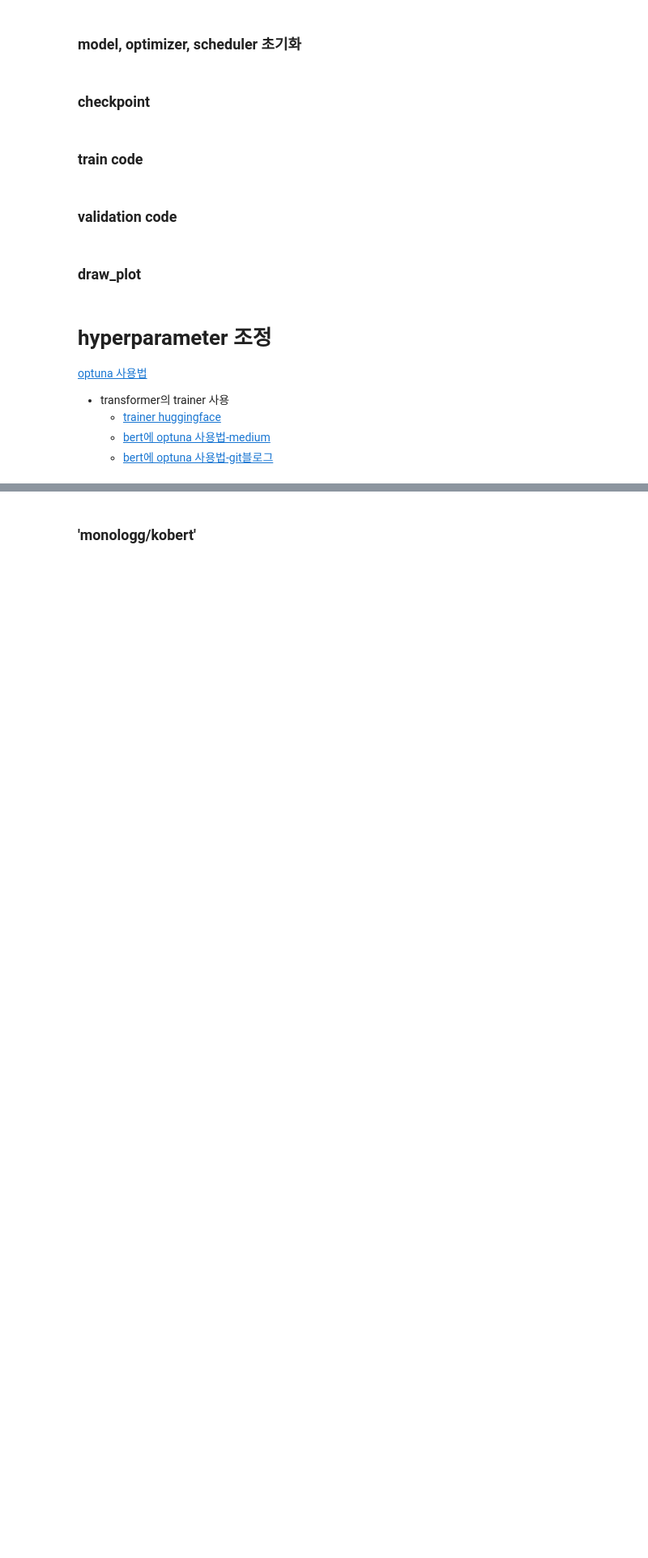
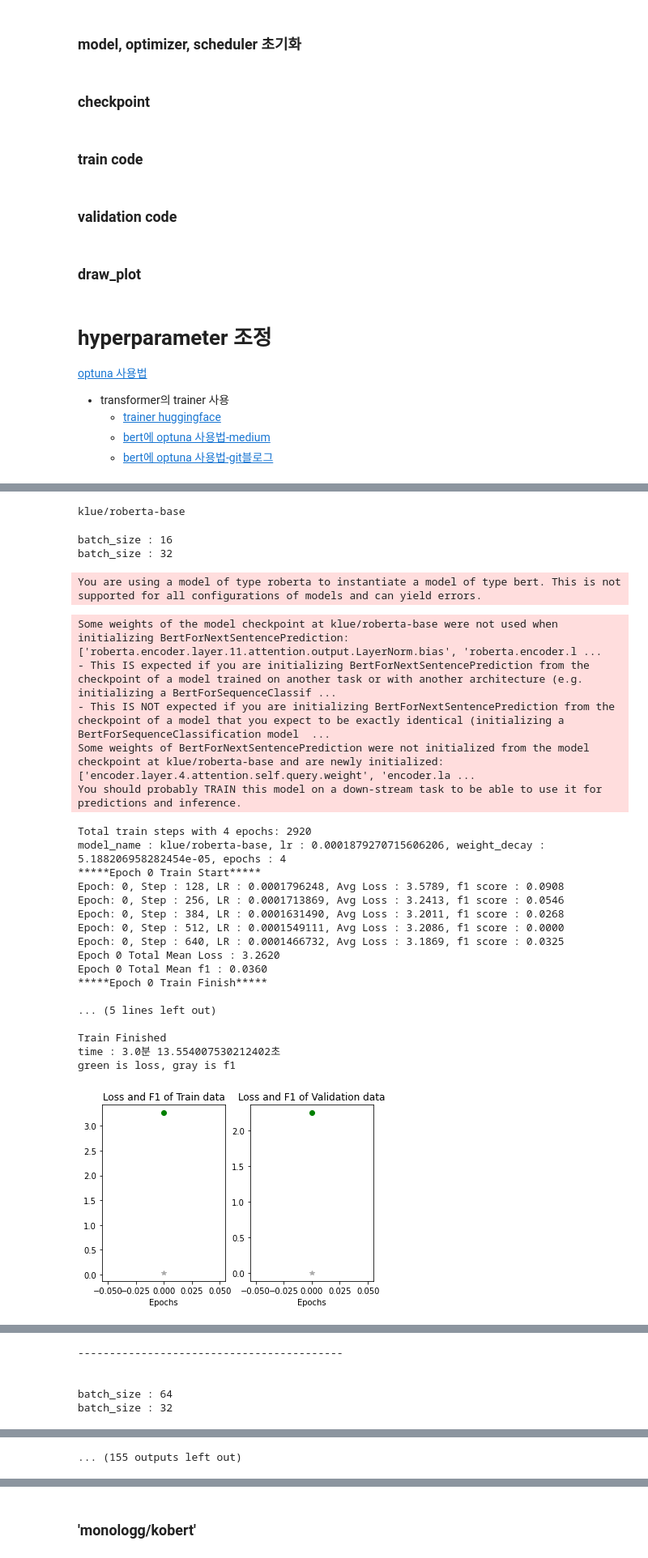
Before and after one commit to WooKyungHwa/NLU_3-, a Jupyter notebook: 최지현_sts.ipynb, the cells around one changed output, grey strips where cells are left out. Shown at 81% size. Saved outputs shown, nothing was run; the diff lists cells and outputs as text; code cells hidden in the pictures; blank space fills up the shorter version.

```diff
--- a/최지현_sts.ipynb
+++ b/최지현_sts.ipynb
@@ -127,0 +113,7 @@ for d in dataset['train'] :
+# %%
+import re
+i = 0
+for d in dataset['train'] :
+  if i == 4 : break
+  print(re.sub('[^가-힣]','', d['sentence1']),'/',  re.sub('[^가-힣]','', d['sentence2']))
+  i += 1
@@ -127,0 +125,7 @@ for d in dataset['train'] :
+# %%
+tokenizer = AutoTokenizer.from_pretrained('klue/bert-base')
+
+result = tokenizer(re.sub('[^가-힣]','', dataset['train']['sentence1'][0]), re.sub('[^가-힣]','', dataset['train']['sentence2'][0]))
+print('input_ids', result.input_ids)
+print('token_type_ids', result.token_type_ids)
+print('attention_mask', result.attention_mask)
@@ -325,7 +319,6 @@ def train(model, optimizer, scheduler, train_dataloader, valid_dataloader=None,
   train_dict = {'loss' : [], 'f1' : []}
   valid_dict = {'loss' : [], 'f1' : [], 'pearson' : []}
   global before_loss, before_f1
-  before_loss, before_f1 = 0.4, 0.7
   for epoch in range(epochs) :
 
     print(f"*****Epoch {epoch} Train Start*****")
@@ -374,8 +367,8 @@ def train(model, optimizer, scheduler, train_dataloader, valid_dataloader=None,
       # 그래디언트 초기화
       model.zero_grad()
 
-      # 배치 64개씩 처리할 때마다 평균 loss와 lr를 출력
-      if (step % 64 == 0 and step != 0):
+      # 배치 128개씩 처리할 때마다 평균 loss와 lr를 출력
+      if (step % 128 == 0 and step != 0):
           learning_rate = optimizer.param_groups[0]['lr']
           print(f"Epoch: {epoch}, Step : {step}, LR : {learning_rate:.10f}, Avg Loss : {batch_loss / batch_count:.4f}, f1 score : {batch_f1 / batch_count:.4f}")
 
@@ -403,7 +396,8 @@ def train(model, optimizer, scheduler, train_dataloader, valid_dataloader=None,
 
     valid_dict['f1'].append(valid_f1)
     valid_dict['loss'].append(valid_loss)
-
+    if round(valid_f1, 4) == 0 :
+        break
     if before_loss > valid_loss :
         before_loss = valid_loss
         save_checkpoint("/content/drive/MyDrive/Colab Notebooks/nlp", model, optimizer, scheduler, epoch, valid_loss, valid_f1, model_name)
@@ -498,16 +492,15 @@ import optuna
 i = 0
 def objective(trial: optuna.Trial):
     train_batch_size = trial.suggest_categorical("per_device_train_batch_size", [16, 32, 64])
-    model_name = 'monologg/kobert'  #trial.suggest_categorical("model_name", ["snunlp/KR-Medium", 'klue/bert-base'])    # 2가지만 비교!
+    model_name = 'monologg/kobert'
 
     train_dataloader = make_dataloader(train_dataset, model_name, train_batch_size, 'train')
     valid_dataloader = make_dataloader(valid_dataset, model_name, 32, 'valid')
 
-    learning_rate = trial.suggest_categorical('learning_rate', [5e-5, 3e-5, 2e-5, 1e-6, 1e-3])  # trial.suggest_loguniform('learning_rate', low=1e-6, high=0.01)
-    weight_decay = trial.suggest_categorical('weight_decay', [4e-5, 0.01]) # trial.suggest_categorical('weight_decay', [1e-5, 0.0001, 0.001, 0.01])
+    learning_rate = trial.suggest_loguniform('learning_rate', low=5e-5, high=5e-3)
+    weight_decay = trial.suggest_loguniform('weight_decay', low=4e-5, high=1e-3)
 
-    # num_train_epochs = trial.suggest_int('num_train_epochs', low = 1,high= 20)
-    model, optimizer, scheduler = initializer(train_dataloader, 1, model_name, learning_rate, weight_decay)   # 여기에 config 선언되어있다.
+    model, optimizer, scheduler = initializer(train_dataloader, 4, model_name, learning_rate, weight_decay)
 
     start = time.time()
     train_dict, valid_dict = train(model, optimizer, scheduler, train_dataloader, valid_dataloader, 4, model_name)
@@ -541,0 +532,7 @@ gc.collect()
+# %%
+print('klue/roberta-base\n\n')
+# We want to minimize the loss!
+study = optuna.create_study(study_name='hyper-parameter-search', direction='maximize')
+# Optimize the objective using 5 different trials
+study.optimize(objective, n_trials=32)
+# %% [output]
@@ -541,0 +540,27 @@ gc.collect()
+klue/roberta-base
+batch_size : 16
+batch_size : 32
+You are using a model of type roberta to instantiate a model of type bert. This is not supported for all configurations of models and can yield errors.
+Some weights of the model checkpoint at klue/roberta-base were not used when initializing BertForNextSentencePrediction: ['roberta.encoder.layer.11.attention.output.LayerNorm.bias', 'roberta.encoder.l ...
+- This IS expected if you are initializing BertForNextSentencePrediction from the checkpoint of a model trained on another task or with another architecture (e.g. initializing a BertForSequenceClassif ...
+- This IS NOT expected if you are initializing BertForNextSentencePrediction from the checkpoint of a model that you expect to be exactly identical (initializing a BertForSequenceClassification model  ...
+Some weights of BertForNextSentencePrediction were not initialized from the model checkpoint at klue/roberta-base and are newly initialized: ['encoder.layer.4.attention.self.query.weight', 'encoder.la ...
+You should probably TRAIN this model on a down-stream task to be able to use it for predictions and inference.
+Total train steps with 4 epochs: 2920
+model_name : klue/roberta-base, lr : 0.0001879270715606206, weight_decay : 5.188206958282454e-05, epochs : 4
+*****Epoch 0 Train Start*****
+Epoch: 0, Step : 128, LR : 0.0001796248, Avg Loss : 3.5789, f1 score : 0.0908
+Epoch: 0, Step : 256, LR : 0.0001713869, Avg Loss : 3.2413, f1 score : 0.0546
+Epoch: 0, Step : 384, LR : 0.0001631490, Avg Loss : 3.2011, f1 score : 0.0268
+Epoch: 0, Step : 512, LR : 0.0001549111, Avg Loss : 3.2086, f1 score : 0.0000
+Epoch: 0, Step : 640, LR : 0.0001466732, Avg Loss : 3.1869, f1 score : 0.0325
+Epoch 0 Total Mean Loss : 3.2620
+Epoch 0 Total Mean f1 : 0.0360
+*****Epoch 0 Train Finish*****
+
+... (5 lines left out)
+
+Train Finished
+time : 3.0분 13.554007530212402초
+green is loss, gray is f1
+[figure, added]
@@ -541,0 +568,5 @@ gc.collect()
+------------------------------------------
+
+
+batch_size : 64
+batch_size : 32
@@ -541,0 +597 @@ gc.collect()
+... (155 outputs left out)
```
Also changed, not shown: parts of 40 cells of this notebook.
